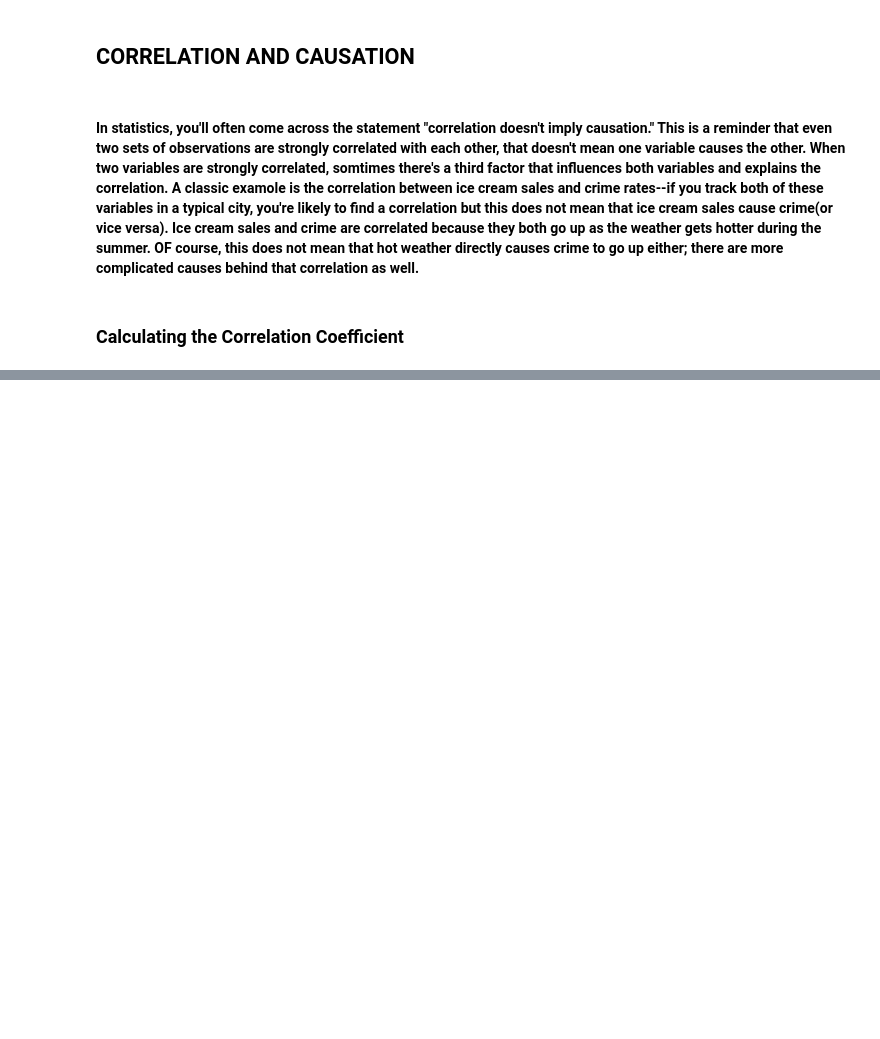
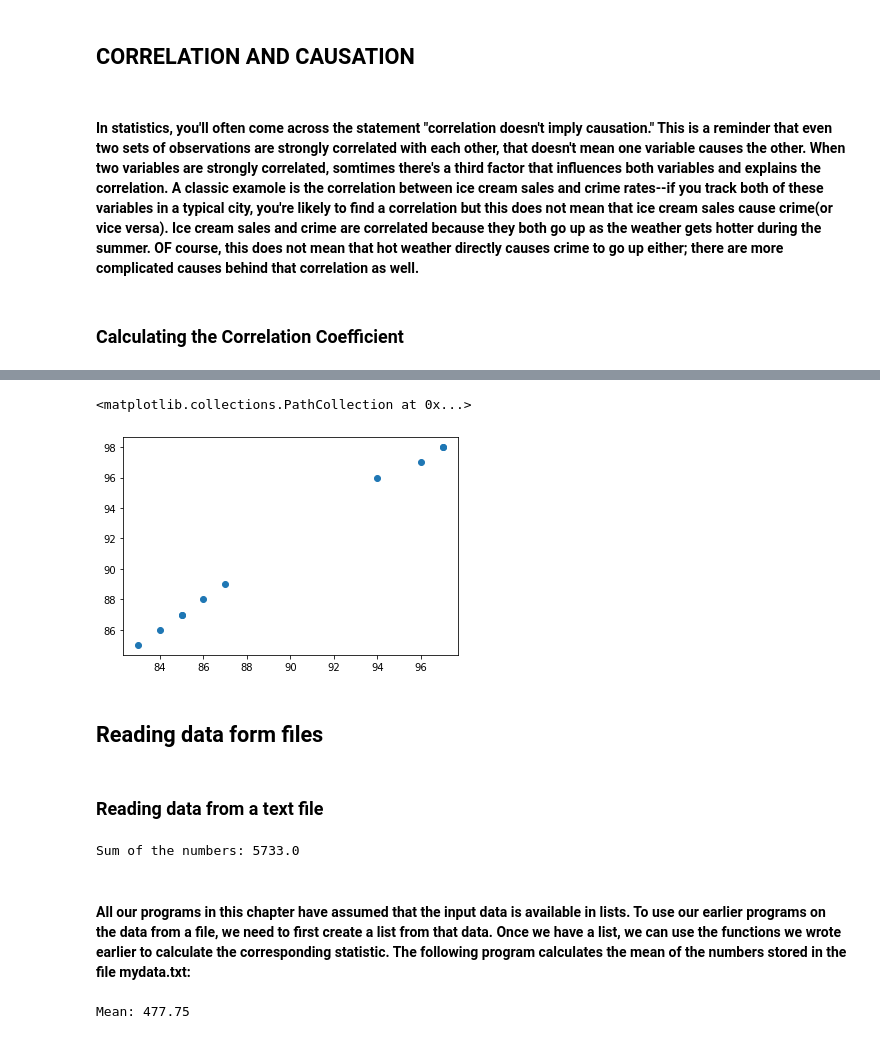
Before and after one commit to YolbarsZiya1997/Math_journey, a Jupyter notebook: learn_python_using_math/chapter_3.ipynb, the cells around one changed output, grey strips where cells are left out. Saved outputs shown, nothing was run; the diff lists cells and outputs as text; code cells hidden in the pictures; blank space fills up the shorter version.

```diff
--- a/learn_python_using_math/chapter_3.ipynb
+++ b/learn_python_using_math/chapter_3.ipynb
@@ -349,0 +453,54 @@ The standard deviation of this set of date is 11.63567311713804
+# %%
+high_school_math_grade = [83, 85, 84, 96, 94, 86, 87, 97, 97, 85]
+College_admission_test_scores = [85, 87, 86, 97, 96, 88, 89, 98, 98, 87]
+import matplotlib.pyplot as plt
+plt.scatter(high_school_math_grade, College_admission_test_scores)
+# %% [output]
+<matplotlib.collections.PathCollection at 0x...>
+[figure, added]
+# %% [markdown]
+## Reading data form files
+# %% [markdown]
+### Reading data from a text file
+# %%
+# Find the sum of numbers stored in a file
+def sum_data(filename):
+    s = 0
+
+    with open(filename) as f:
+        for line in f:
+            s = s + float(line)
+    print('Sum of the numbers: {0}'.format(s))
+
+if __name__ == '__main__':
+    sum_data('D:\Math_journey\learn_python_using_math\mydata.txt')
+# %% [output]
+Sum of the numbers: 5733.0
+# %% [markdown]
+#### All our programs in this chapter have assumed that the input data is available in lists. To use our earlier programs on the data from a file, we need to first create a list from that data. Once we have a list, we can use the functions we wrote earlier to calculate the corresponding statistic. The following program calculates the mean of the numbers stored in the file mydata.txt:
+# %%
+"""
+Calculating the mean of numbers stored in a file
+"""
+def read_data(filename):
+
+    numbers = []
+    with open(filename) as f:
+        for line in f:
+            numbers.append(float(line))
+
+    return numbers
+
+def calculate_mean(numbers):
+    s = sum(numbers)
+    N = len(numbers)
+    mean = s/N
+
+    return mean
+
+if __name__ == '__main__':
+    data = read_data('D:\Math_journey\learn_python_using_math\mydata.txt')
+    mean = calculate_mean(data)
+    print('Mean: {0}'.format(mean))
+# %% [output]
+Mean: 477.75
```
Also changed, not shown: parts of 19 cells of this notebook, 3 other files.
